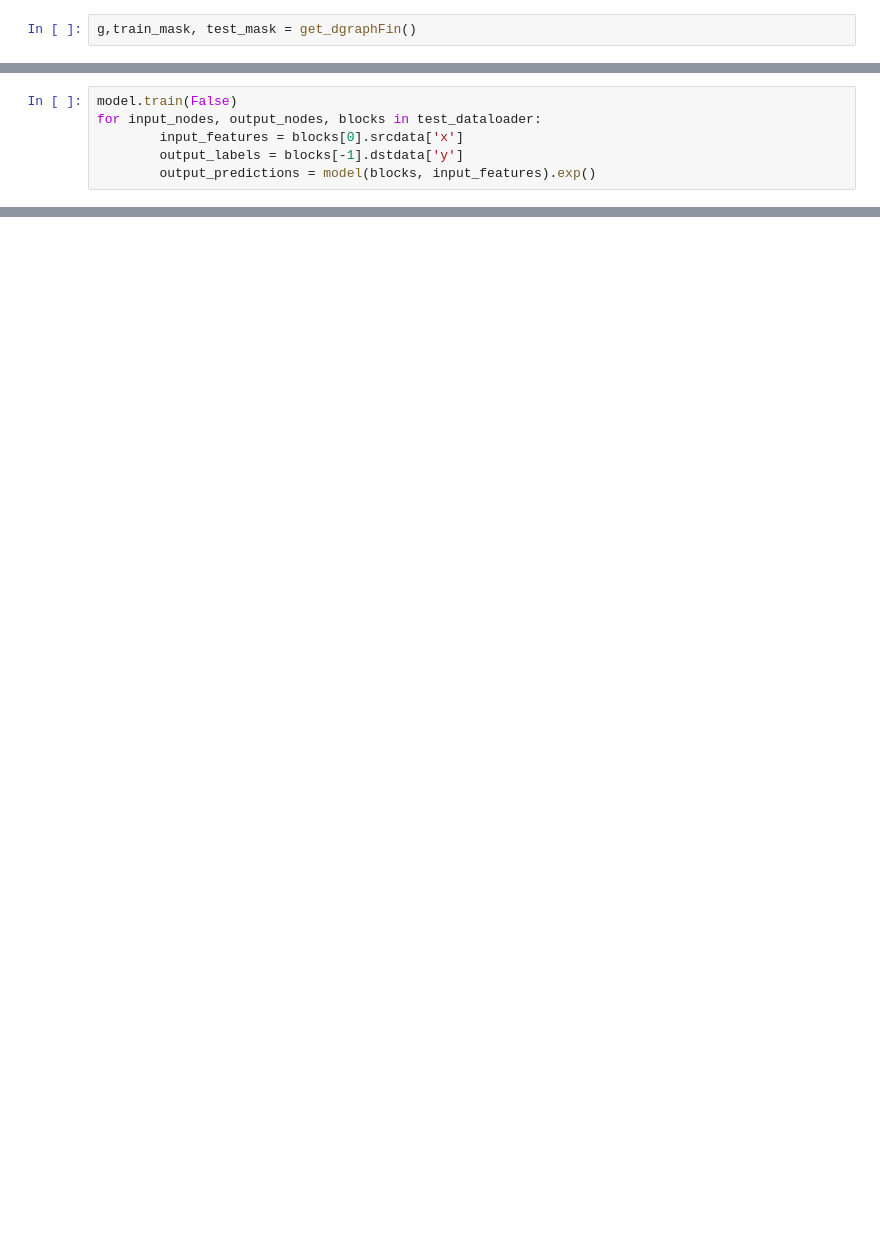
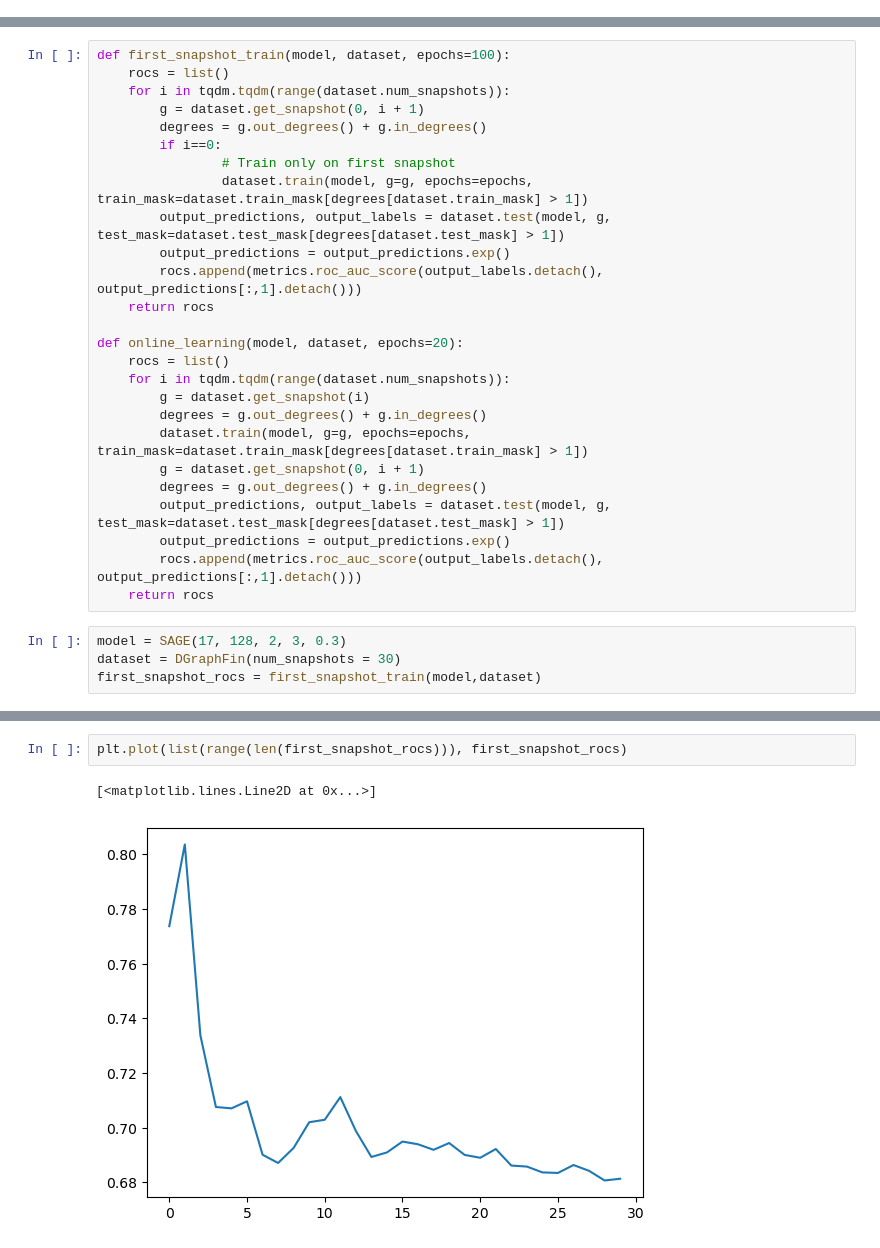
Before and after one commit to Rustam-Warwick/d3-gnn, a Jupyter notebook: helper-scripts/jupyter/Pre-train Models.ipynb, the cells around one changed output, grey strips where cells are left out. Saved outputs shown, nothing was run; the diff lists cells and outputs as text; blank space fills up the shorter version.

```diff
--- a/helper-scripts/jupyter/Pre-train Models.ipynb
+++ b/helper-scripts/jupyter/Pre-train Models.ipynb
@@ -106,3 +141 @@ def get_dgraphFin():
-# %%
-g,train_mask, test_mask = get_dgraphFin()
 # %% [markdown]
@@ -156,6 +142,0 @@ for epoch in tqdm.tqdm(range(20)):
-# %%
-model.train(False)
-for input_nodes, output_nodes, blocks in test_dataloader:
-        input_features = blocks[0].srcdata['x']
-        output_labels = blocks[-1].dstdata['y']
-        output_predictions = model(blocks, input_features).exp()
@@ -184,0 +143,30 @@ f1_score: 0.051862404558769386
+# %%
+def first_snapshot_train(model, dataset, epochs=100):
+    rocs = list()
+    for i in tqdm.tqdm(range(dataset.num_snapshots)):
+        g = dataset.get_snapshot(0, i + 1)
+        degrees = g.out_degrees() + g.in_degrees()
+        if i==0:
+                # Train only on first snapshot
+                dataset.train(model, g=g, epochs=epochs, train_mask=dataset.train_mask[degrees[dataset.train_mask] > 1])
+        output_predictions, output_labels = dataset.test(model, g, test_mask=dataset.test_mask[degrees[dataset.test_mask] > 1])
+        output_predictions = output_predictions.exp()
+        rocs.append(metrics.roc_auc_score(output_labels.detach(), output_predictions[:,1].detach()))
+    return rocs
+
+def online_learning(model, dataset, epochs=20):
+    rocs = list()
+    for i in tqdm.tqdm(range(dataset.num_snapshots)):
+        g = dataset.get_snapshot(i)
+        degrees = g.out_degrees() + g.in_degrees()
+        dataset.train(model, g=g, epochs=epochs, train_mask=dataset.train_mask[degrees[dataset.train_mask] > 1])
+        g = dataset.get_snapshot(0, i + 1)
+        degrees = g.out_degrees() + g.in_degrees()
+        output_predictions, output_labels = dataset.test(model, g, test_mask=dataset.test_mask[degrees[dataset.test_mask] > 1])
+        output_predictions = output_predictions.exp()
+        rocs.append(metrics.roc_auc_score(output_labels.detach(), output_predictions[:,1].detach()))
+    return rocs
+# %%
+model = SAGE(17, 128, 2, 3, 0.3)
+dataset = DGraphFin(num_snapshots = 30)
+first_snapshot_rocs = first_snapshot_train(model,dataset)
@@ -184,0 +187,5 @@ f1_score: 0.051862404558769386
+# %%
+plt.plot(list(range(len(first_snapshot_rocs))), first_snapshot_rocs)
+# %% [output]
+[<matplotlib.lines.Line2D at 0x...>]
+[figure, added]
```
Also changed, not shown: parts of 19 cells of this notebook, 1 other file.
